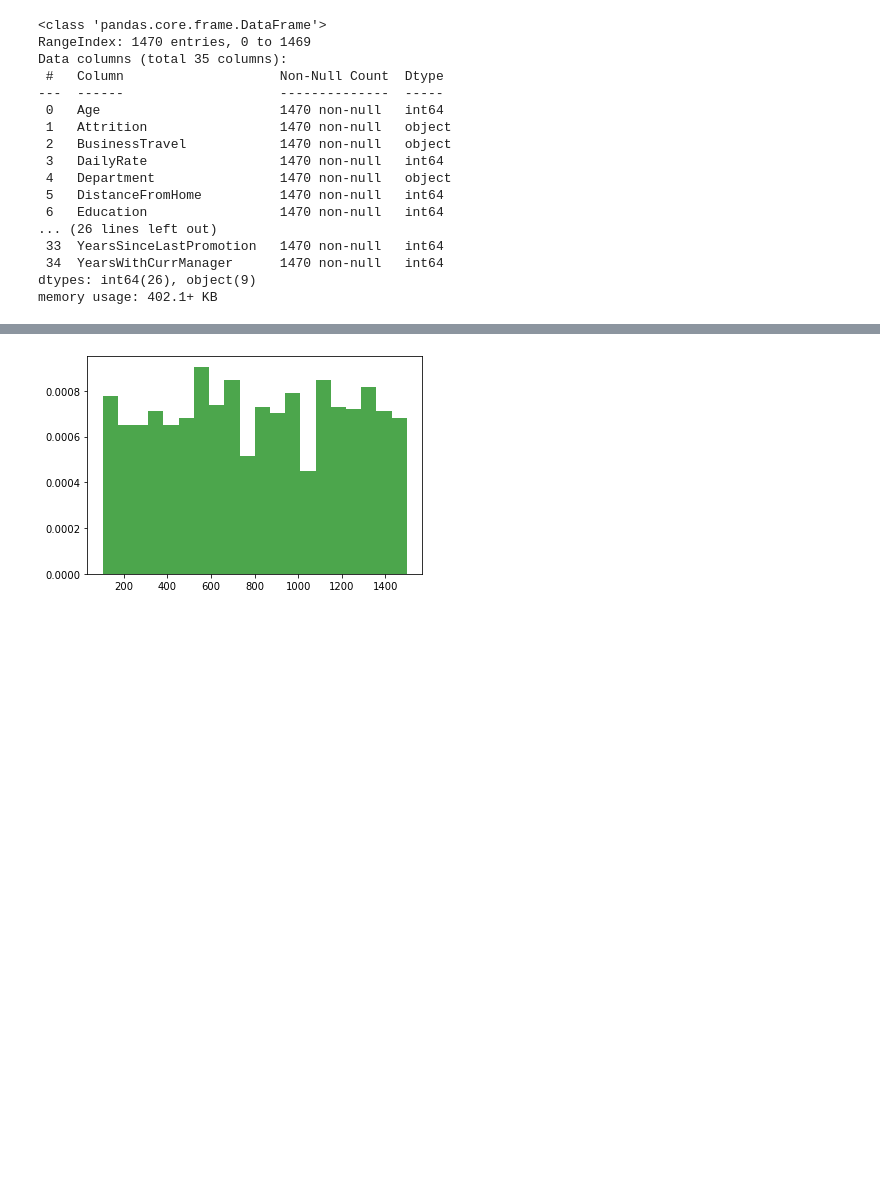
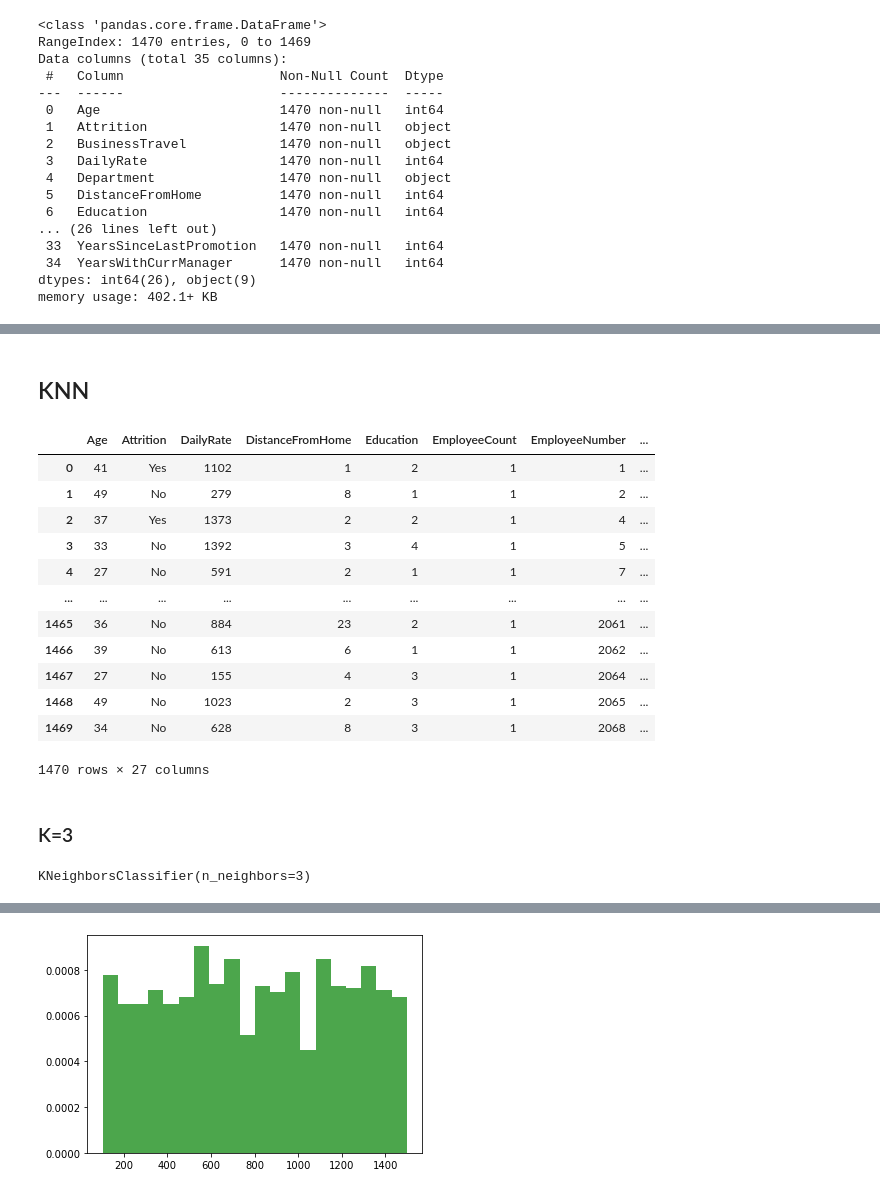
Before and after one commit to BenWSingleton/CS513FinalProject, a Jupyter notebook: FinalProject.ipynb, the cells around one changed output, grey strips where cells are left out. Drawn from its saved outputs; the diff is of its cells as text; code cells hidden in the pictures; blank space fills up the shorter version.

```diff
--- a/FinalProject.ipynb
+++ b/FinalProject.ipynb
@@ -76,0 +99,20 @@ for column in df:
+# %% [markdown]
+## KNN
+# %%
+#df_knn = df.select_dtypes(include=[np.number])
+df_knn = df.iloc[:, [0,1,3,5,6,8,9,10,12,13,14,16,18,19,20,23,24,25,26,27,28,29,30,31,32,33,34]]
+df_knn
+# %% [output]
+|  | Age | Attrition | DailyRate | DistanceFromHome | Education | EmployeeCount | EmployeeNumber | ... |
+| 0 | 41 | Yes | 1102 | 1 | 2 | 1 | 1 | ... |
+| 1 | 49 | No | 279 | 8 | 1 | 1 | 2 | ... |
+| 2 | 37 | Yes | 1373 | 2 | 2 | 1 | 4 | ... |
+| 3 | 33 | No | 1392 | 3 | 4 | 1 | 5 | ... |
+| 4 | 27 | No | 591 | 2 | 1 | 1 | 7 | ... |
+| ... | ... | ... | ... | ... | ... | ... | ... | ... |
+| 1465 | 36 | No | 884 | 23 | 2 | 1 | 2061 | ... |
+| 1466 | 39 | No | 613 | 6 | 1 | 1 | 2062 | ... |
+| 1467 | 27 | No | 155 | 4 | 3 | 1 | 2064 | ... |
+| 1468 | 49 | No | 1023 | 2 | 3 | 1 | 2065 | ... |
+| 1469 | 34 | No | 628 | 8 | 3 | 1 | 2068 | ... |
+1470 rows × 27 columns
@@ -76,0 +127,2 @@ for column in df:
+# %% [markdown]
+### K=3
@@ -76,0 +131,4 @@ for column in df:
+# %%
+knn3.fit(x_train, y_train)
+# %% [output]
+KNeighborsClassifier(n_neighbors=3)
```
Also changed, not shown: parts of 43 cells of this notebook.
